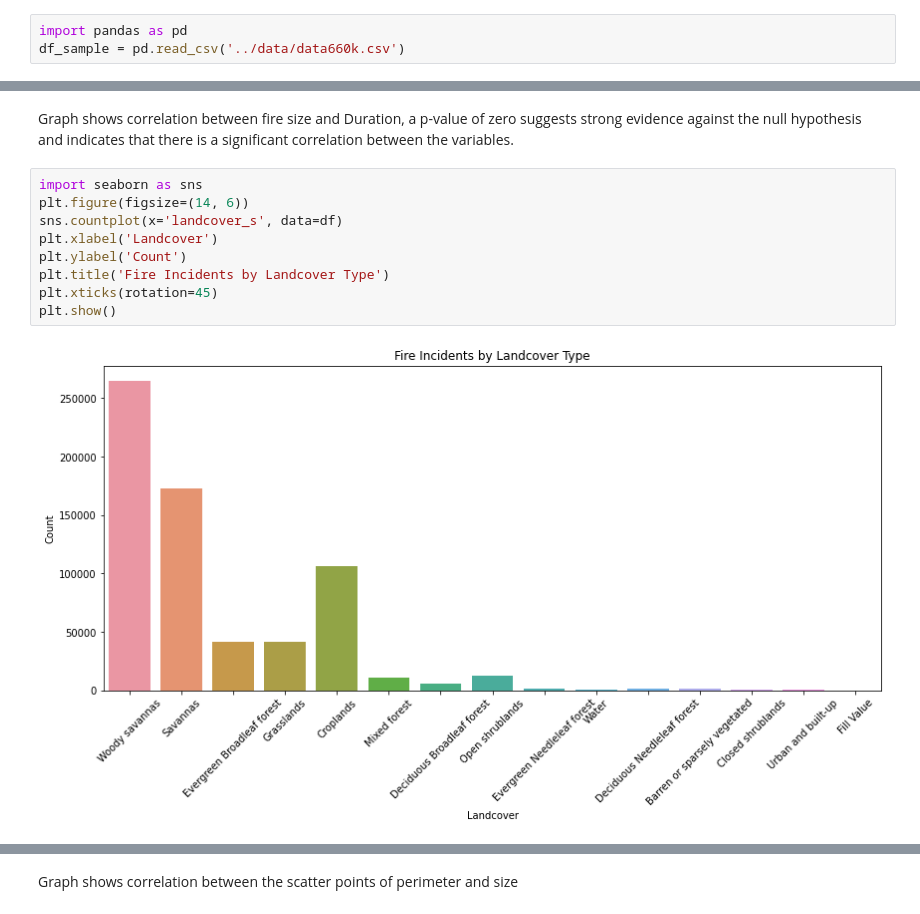
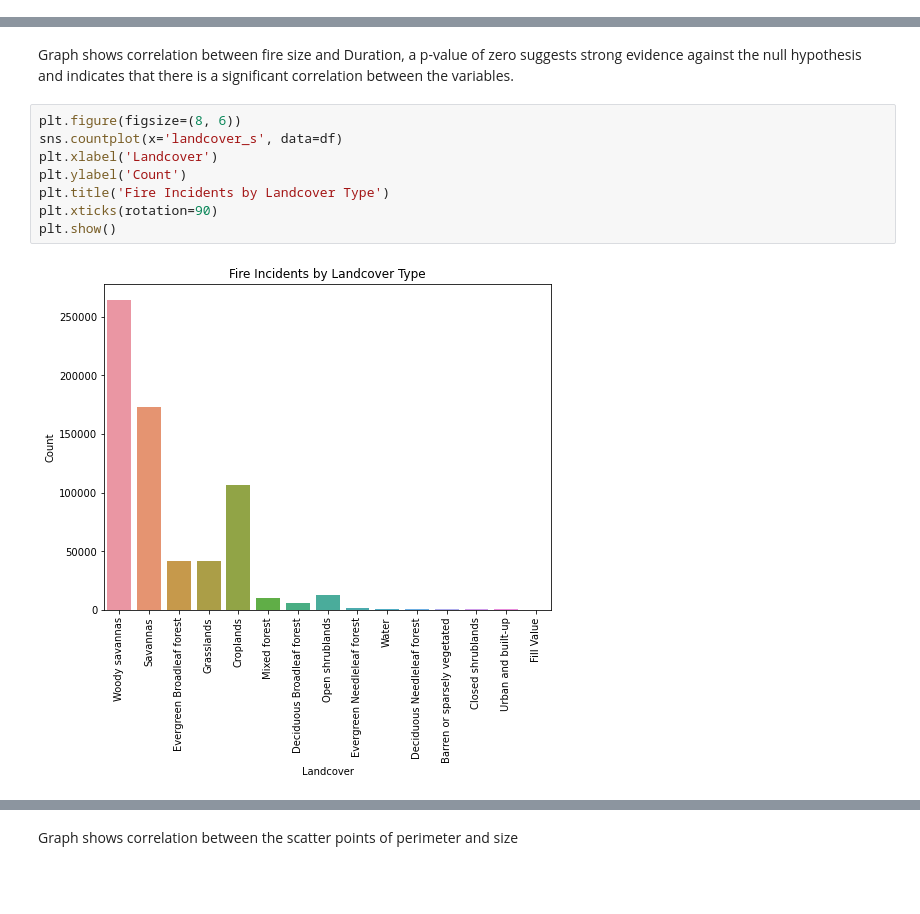
Before and after one commit to ris3abh/DL-firefighters, a Jupyter notebook: code/EDA/3 Atlas EDA detailed.ipynb, the cells around one changed output, grey strips where cells are left out. Drawn from its saved outputs; the diff is of its cells as text; blank space fills up the shorter version.

```diff
--- a/code/EDA/3 Atlas EDA detailed.ipynb
+++ b/code/EDA/3 Atlas EDA detailed.ipynb
@@ -17,9 +17,6 @@ df_sample.to_csv('../data/data2700k.csv')
 df_sample = df.sample(frac=0.05, random_state=42)
 # %%
 df_sample.to_csv('../data/data660k.csv')
-# %%
-import pandas as pd
-df_sample = pd.read_csv('../data/data660k.csv')
 # %%
 ## EDA on df_sample
 
@@ -155,16 +151,15 @@ P-value: 0.0
 # %% [markdown]
 Graph shows correlation between fire size and Duration, a p-value of zero suggests strong evidence against the null hypothesis and indicates that there is a significant correlation between the variables.
 # %%
-import seaborn as sns
-plt.figure(figsize=(14, 6))
+plt.figure(figsize=(8, 6))
 sns.countplot(x='landcover_s', data=df)
 plt.xlabel('Landcover')
 plt.ylabel('Count')
 plt.title('Fire Incidents by Landcover Type')
-plt.xticks(rotation=45)
+plt.xticks(rotation=90)
 plt.show()
 # %% [output]
-[figure, old version]
+[figure, new version]
 # %%
 plt.figure(figsize=(8, 6))
 sns.boxplot(x='landcover_s', y='size', data=df)
```
Also changed, not shown: parts of 15 cells of this notebook, 24 other files.
